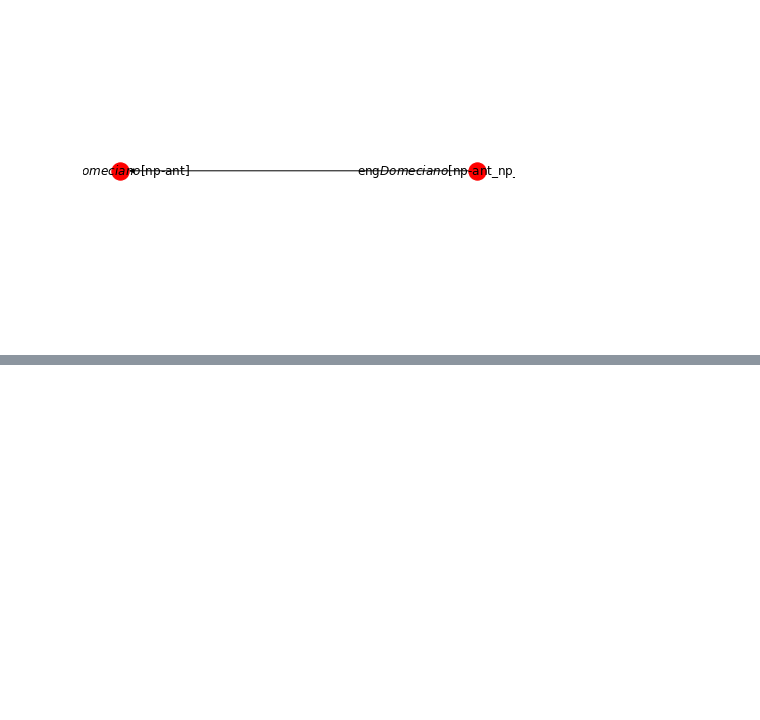
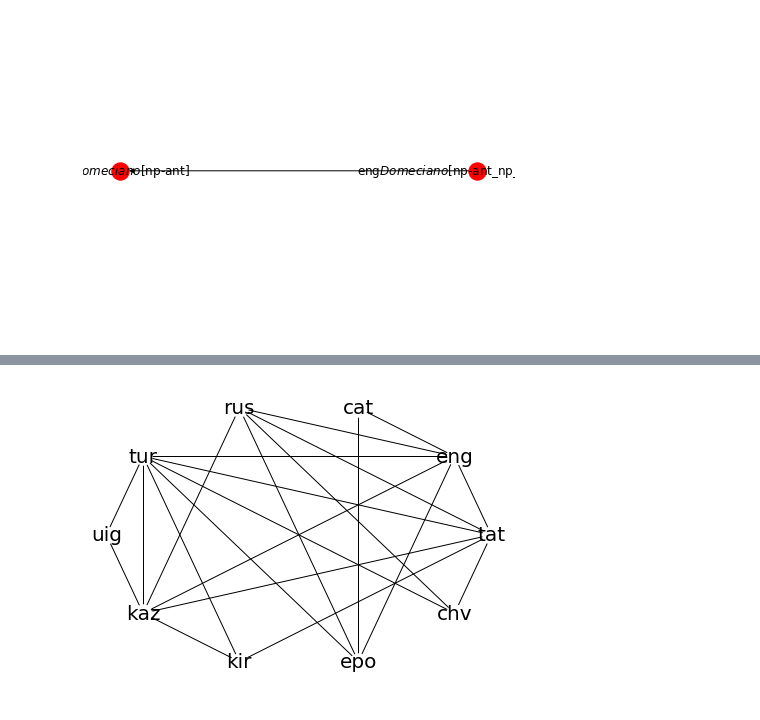
Before and after one commit to dkbrz/GSoC_2018, a Jupyter notebook: Search_2.ipynb, the cells around one changed output, grey strips where cells are left out. Drawn from its saved outputs; the diff is of its cells as text; code cells hidden in the pictures; blank space fills up the shorter version.

```diff
--- a/Search_2.ipynb
+++ b/Search_2.ipynb
@@ -117,0 +195,6 @@ a
+# %%
+lang1, lang2 = 'tur','tat'
+get_relevant_languages(lang1, lang2)
+check_graph(lang1, lang2)
+# %% [output]
+[figure, added]
```
Also changed, not shown: parts of 28 cells of this notebook, 4 other files.
